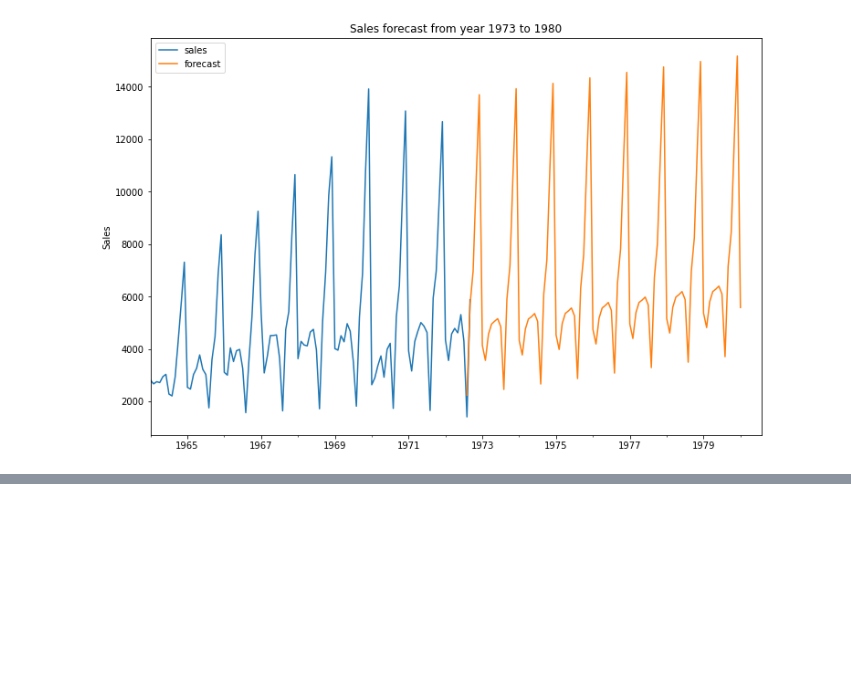
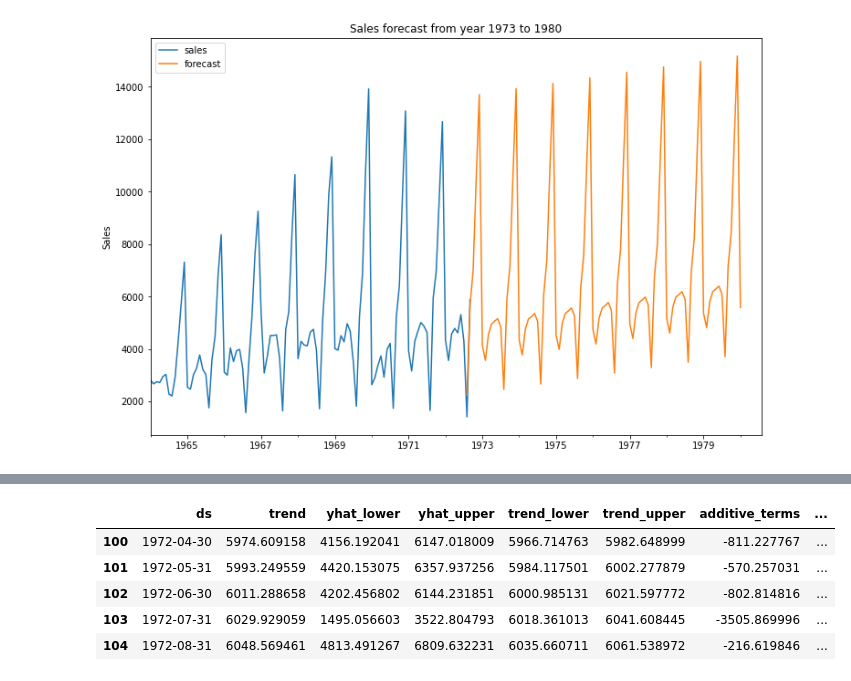
Before and after one commit to spshreya/21daysofML, a Jupyter notebook: timeseriesprac.ipynb, the cells around one changed output, grey strips where cells are left out. Saved outputs shown, nothing was run; the diff lists cells and outputs as text; code cells hidden in the pictures; blank space fills up the shorter version.

```diff
--- a/timeseriesprac.ipynb
+++ b/timeseriesprac.ipynb
@@ -502,0 +599,9 @@ future_df[['sales','forecast']].plot(figsize=(12,8),ylabel='Sales',title='Sales
+# %%
+forecast.tail()
+# %% [output]
+|  | ds | trend | yhat_lower | yhat_upper | trend_lower | trend_upper | additive_terms | ... |
+| 100 | 1972-04-30 | 5974.609158 | 4156.192041 | 6147.018009 | 5966.714763 | 5982.648999 | -811.227767 | ... |
+| 101 | 1972-05-31 | 5993.249559 | 4420.153075 | 6357.937256 | 5984.117501 | 6002.277879 | -570.257031 | ... |
+| 102 | 1972-06-30 | 6011.288658 | 4202.456802 | 6144.231851 | 6000.985131 | 6021.597772 | -802.814816 | ... |
+| 103 | 1972-07-31 | 6029.929059 | 1495.056603 | 3522.804793 | 6018.361013 | 6041.608445 | -3505.869996 | ... |
+| 104 | 1972-08-31 | 6048.569461 | 4813.491267 | 6809.632231 | 6035.660711 | 6061.538972 | -216.619846 | ... |
```
Also changed, not shown: parts of 30 cells of this notebook.
